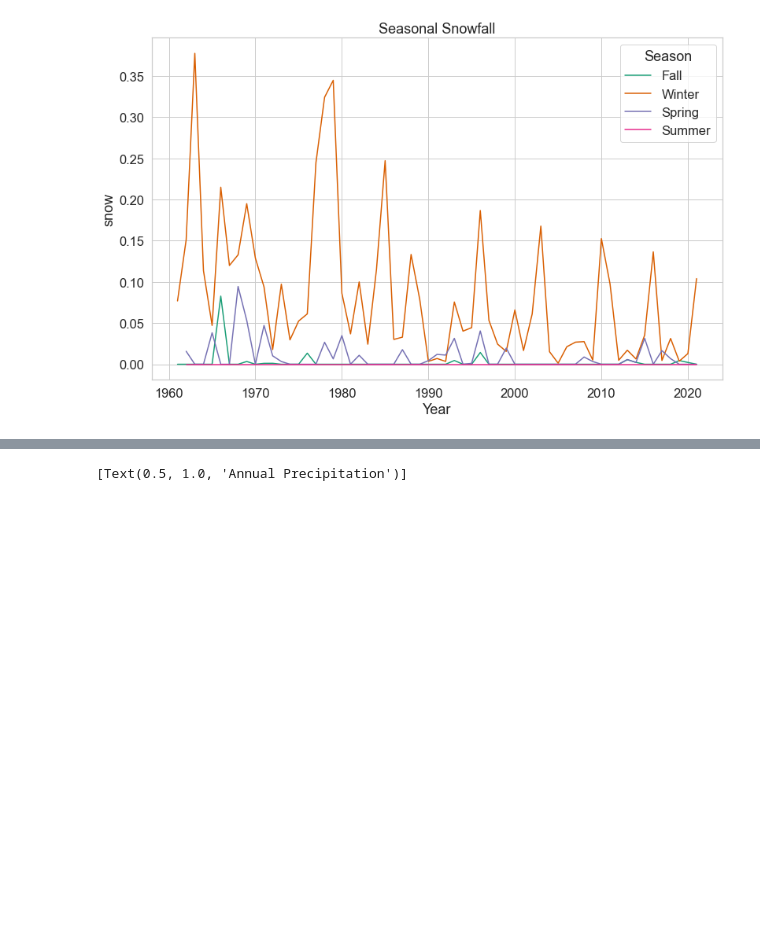
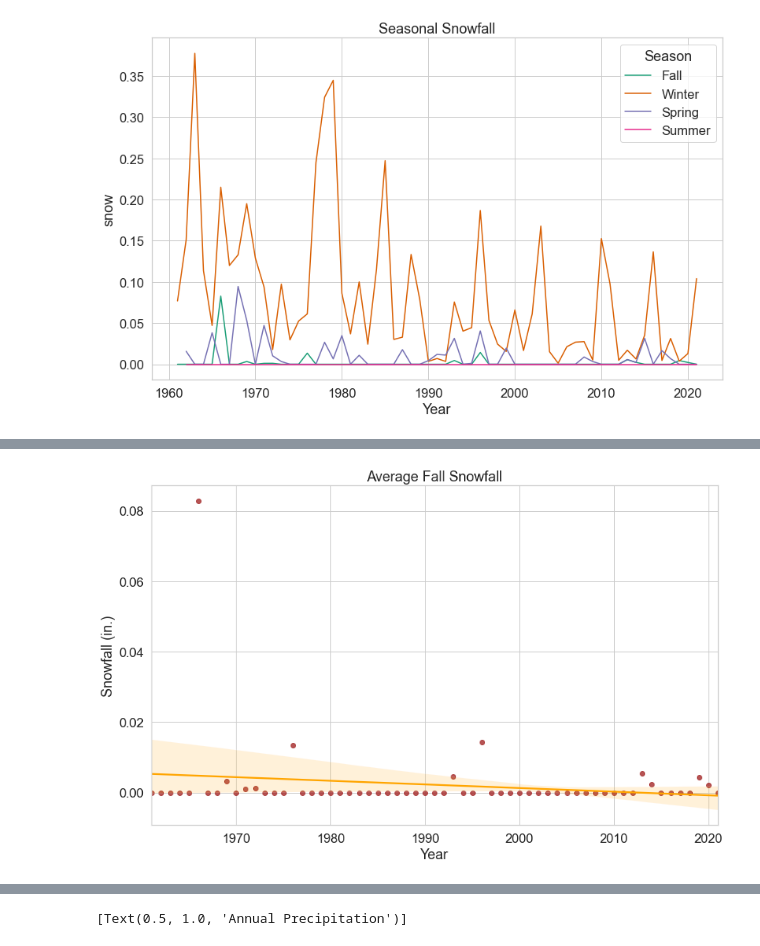
Before and after one commit to robertlanier/capstone, a Jupyter notebook: notebooks/tamu_srcc_eda.ipynb, the cells around one changed output, grey strips where cells are left out. Saved outputs shown, nothing was run; the diff lists cells and outputs as text; code cells hidden in the pictures; blank space fills up the shorter version.

```diff
--- a/notebooks/tamu_srcc_eda.ipynb
+++ b/notebooks/tamu_srcc_eda.ipynb
@@ -321,0 +281,14 @@ Text(0, 0.5, 'Temp °F')
+# %%
+# Fall
+sns.regplot(
+    x = 'Year',
+    y = 'snow',
+    data = annual_fall_df,
+    scatter_kws={'color': 'brown'},
+    line_kws={'color': 'orange'}
+)
+plt.title('Average Fall Snowfall')
+plt.ylabel('Snowfall (in.)')
+plt.savefig('../data/avg_fall_snow.png')
+# %% [output]
+[figure, added]
```
Also changed, not shown: parts of 35 cells of this notebook.
